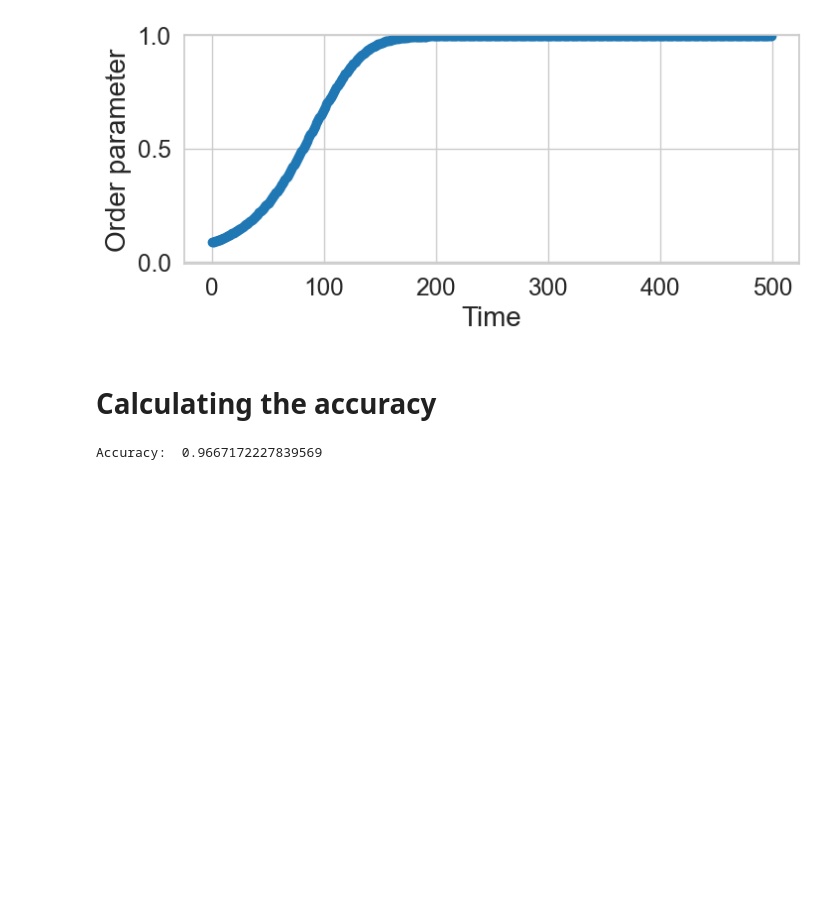
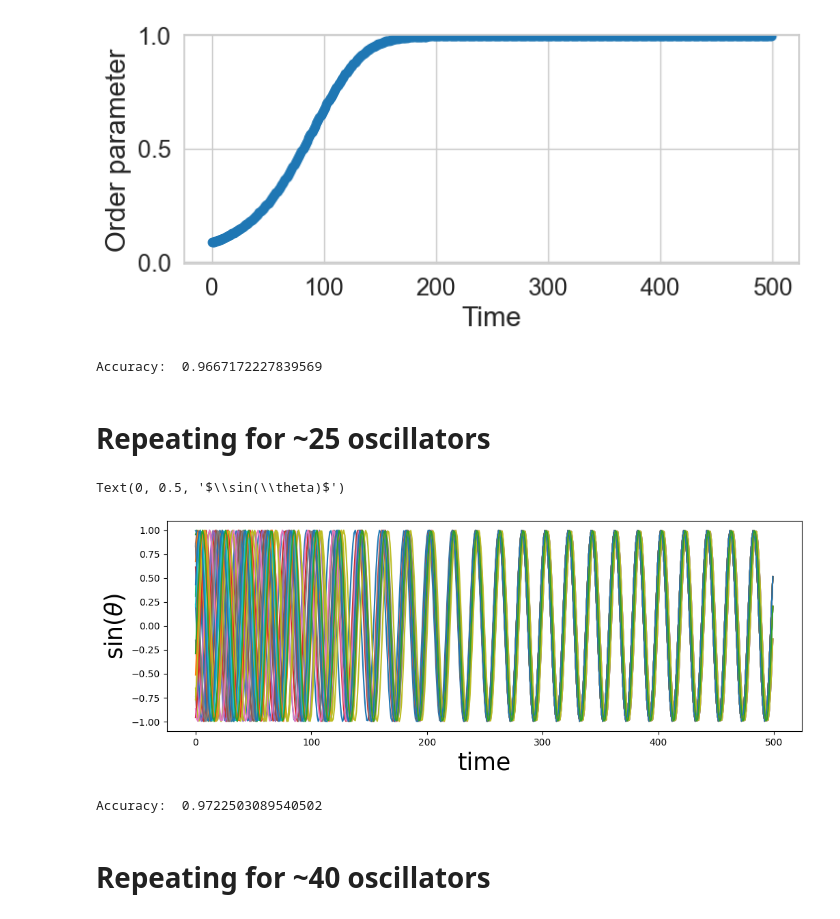
Before and after one commit to anra8571/synchronousRL, a Jupyter notebook: kuramoto.ipynb, the cells around one changed output. Drawn from its saved outputs; the diff is of its cells as text; code cells hidden in the pictures; blank space fills up the shorter version.

Commit message:
repeating for more oscillators

```diff
--- a/kuramoto.ipynb
+++ b/kuramoto.ipynb
@@ -61,8 +66,6 @@ plot_phase_coherence(act_mat)
 # %% [output]
 <AxesSubplot: xlabel='Time', ylabel='Order parameter'>
 [figure]
-# %% [markdown]
-# Calculating the accuracy
 # %%
 # Plot the median of just the synchronous segment
 osc_1 = []
@@ -83,3 +86,68 @@ accuracy = Model_Evaluation.compare(flashes, Model_Evaluation.exp_indexes)
 print("Accuracy: ", accuracy)
 # %% [output]
 Accuracy:  0.9667172227839569
+# %% [markdown]
+# Repeating for ~25 oscillators
+# %%
+freqs_25 = []
+curr_period = 0
+i = 74647
+num_osc_25 = 25
+
+# Sample 10 periods
+for osc in range(num_osc_25):
+    curr_period = 0
+    while (data[i][0] == 0) or (data[i][0] == 1) or (data[i][0] == 2):
+        i += 1
+        curr_period += 1
+
+    while (data[i][0] > 2):
+        i += 1
+    freqs_25.append(curr_period)
+
+# Removing outliers
+for element in freqs_25:
+    if element < 5:
+        freqs_25.remove(element)
+# %%
+# Instantiate model with K=3 and w_i = freqs
+test_model = Kuramoto(coupling=3, dt=0.01, T=5, natfreqs=freqs_25)
+
+# Create a graph with all-to-all connectivity
+graph_nx = nx.erdos_renyi_graph(n=len(freqs_25), p=1) # p=1 -> all-to-all connectivity
+graph_test_25 = nx.to_numpy_array(graph_nx)
+
+# Run simulation - output is time series for all nodes (node vs time)
+act_mat_25 = test_model.run(adj_mat=graph_test_25)
+
+result_25 = np.sin(act_mat_25.T)
+# Plot all the time series
+plt.figure(figsize=(12, 4))
+plt.plot(result_25)
+plt.xlabel('time', fontsize=25)
+plt.ylabel(r'$\sin(\theta)$', fontsize=25)
+# %% [output]
+Text(0, 0.5, '$\\sin(\\theta)$')
+[figure, added]
+# %%
+# Plot the median of just the synchronous segment
+osc_25 = []
+for i in range(250,len(result_25)):
+    osc_25.append(np.median(result_25[i]))
+
+# Find all the local maxima
+maxima_25 = find_peaks(osc_25)
+
+flashes_25 = []
+for i in range(len(osc_25)):
+    if i in list(maxima_25[0]):
+        flashes_25.append(1)
+    else:
+        flashes_25.append(0)
+
+accuracy_25 = Model_Evaluation.compare(flashes_25, Model_Evaluation.exp_indexes)
+print("Accuracy: ", accuracy_25)
+# %% [output]
+Accuracy:  0.9722503089540502
+# %% [markdown]
+# Repeating for ~40 oscillators
```
Also changed, not shown: parts of 7 cells of this notebook, 1 other file.
